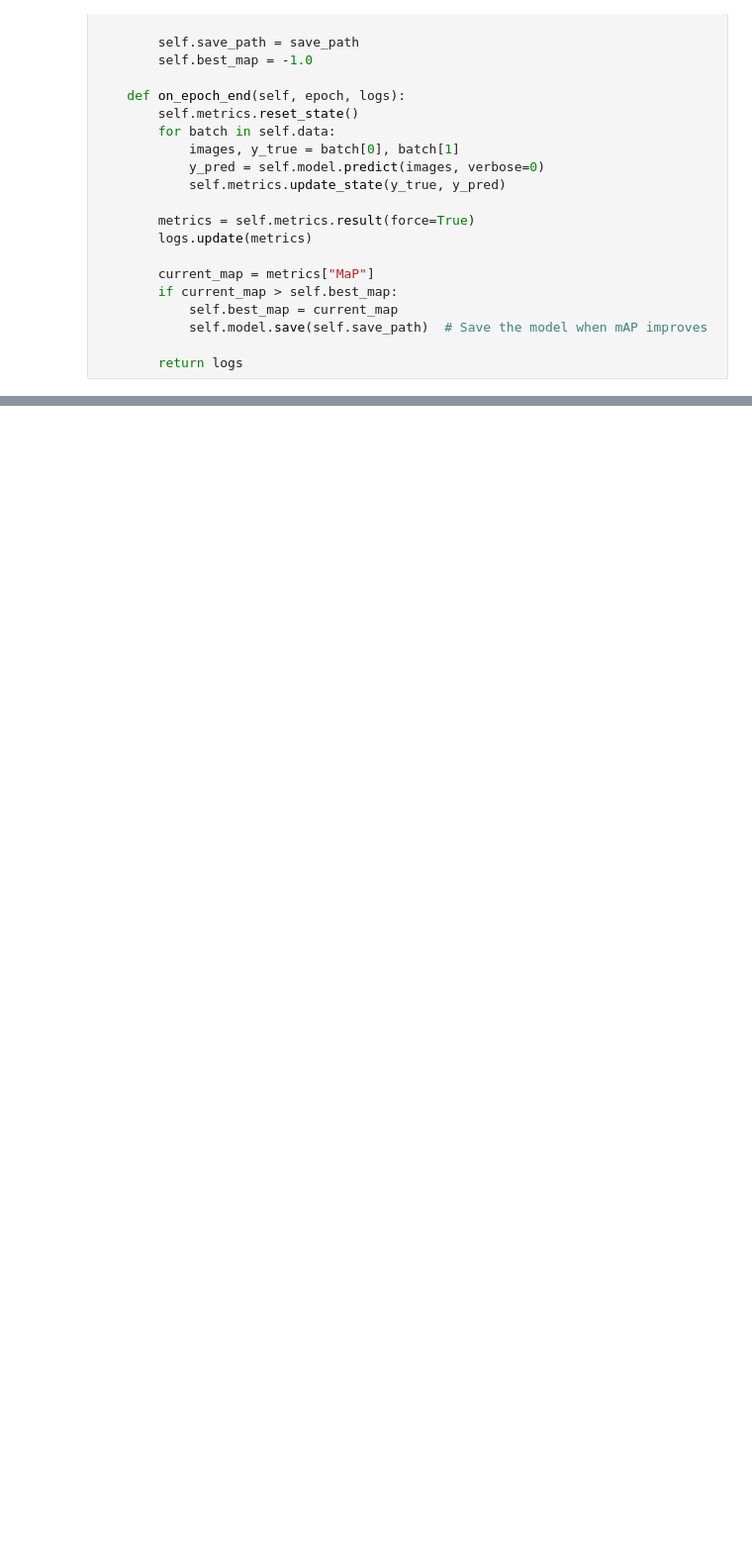
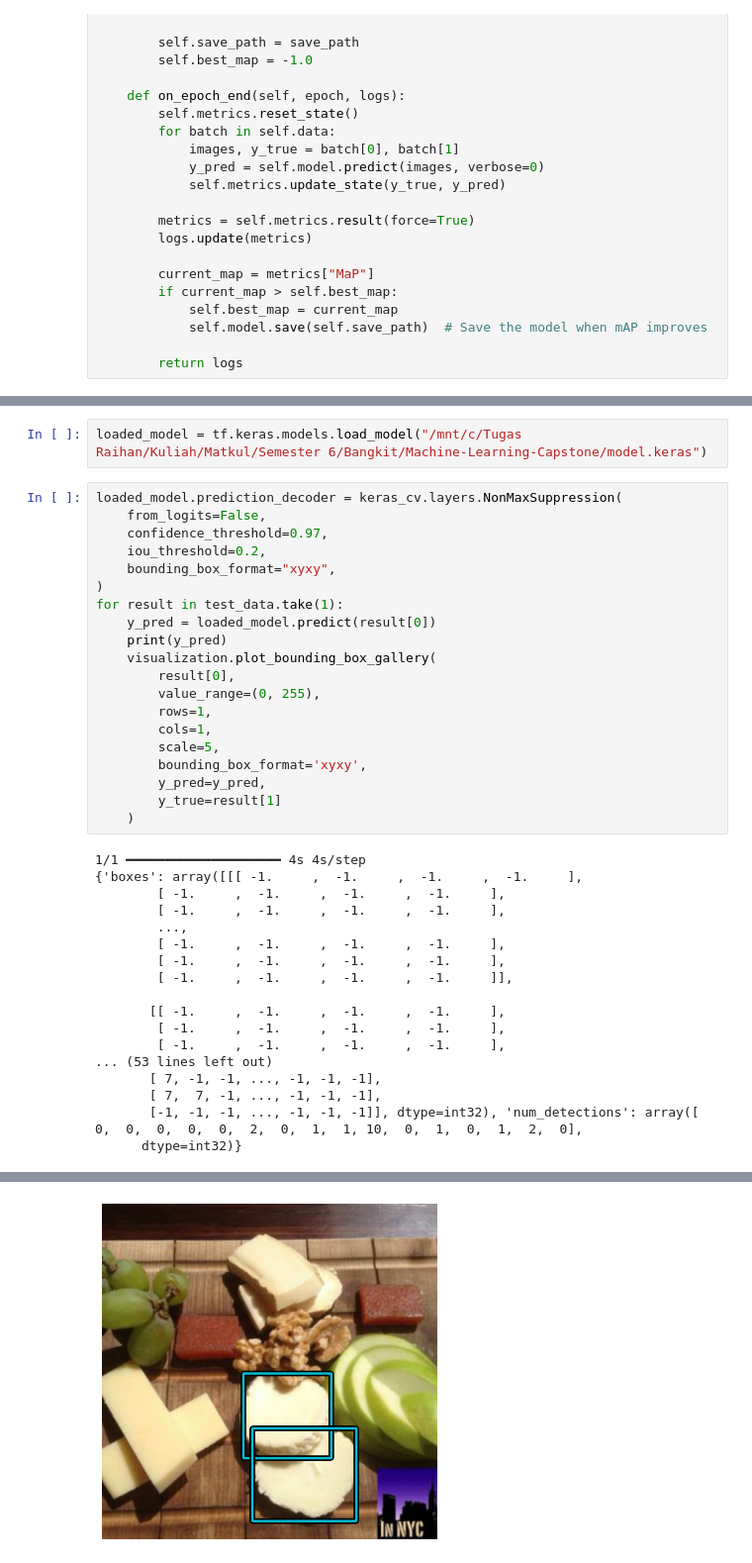
Before and after one commit to Mageiras-C241-PS325/Machine-Learning, a Jupyter notebook: train_model.ipynb, the cells around one changed output, grey strips where cells are left out. Shown at 99% size. Cells and saved outputs as stored; diff of their text form; blank space fills up the shorter version.

```diff
--- a/train_model.ipynb
+++ b/train_model.ipynb
@@ -490,0 +518,40 @@ Captures:
+# %%
+loaded_model = tf.keras.models.load_model("/mnt/c/Tugas Raihan/Kuliah/Matkul/Semester 6/Bangkit/Machine-Learning-Capstone/model.keras")
+# %%
+loaded_model.prediction_decoder = keras_cv.layers.NonMaxSuppression(
+    from_logits=False,
+    confidence_threshold=0.97,
+    iou_threshold=0.2,
+    bounding_box_format="xyxy",
+)
+for result in test_data.take(1):
+    y_pred = loaded_model.predict(result[0])
+    print(y_pred)
+    visualization.plot_bounding_box_gallery(
+        result[0],
+        value_range=(0, 255),
+        rows=1,
+        cols=1,
+        scale=5,
+        bounding_box_format='xyxy',
+        y_pred=y_pred,
+        y_true=result[1]
+    )
+# %% [output]
+1/1 ━━━━━━━━━━━━━━━━━━━━ 4s 4s/step
+{'boxes': array([[[ -1.     ,  -1.     ,  -1.     ,  -1.     ],
+        [ -1.     ,  -1.     ,  -1.     ,  -1.     ],
+        [ -1.     ,  -1.     ,  -1.     ,  -1.     ],
+        ...,
+        [ -1.     ,  -1.     ,  -1.     ,  -1.     ],
+        [ -1.     ,  -1.     ,  -1.     ,  -1.     ],
+        [ -1.     ,  -1.     ,  -1.     ,  -1.     ]],
+
+       [[ -1.     ,  -1.     ,  -1.     ,  -1.     ],
+        [ -1.     ,  -1.     ,  -1.     ,  -1.     ],
+        [ -1.     ,  -1.     ,  -1.     ,  -1.     ],
+... (53 lines left out)
+       [ 7, -1, -1, ..., -1, -1, -1],
+       [ 7,  7, -1, ..., -1, -1, -1],
+       [-1, -1, -1, ..., -1, -1, -1]], dtype=int32), 'num_detections': array([ 0,  0,  0,  0,  0,  2,  0,  1,  1, 10,  0,  1,  0,  1,  2,  0],
+      dtype=int32)}
@@ -491,3 +559,4 @@ Captures:
+[figure, added]
 # %%
 print(model.outputs)
 # %% [output]
```
Also changed, not shown: parts of 10 cells of this notebook, 3 other files.
